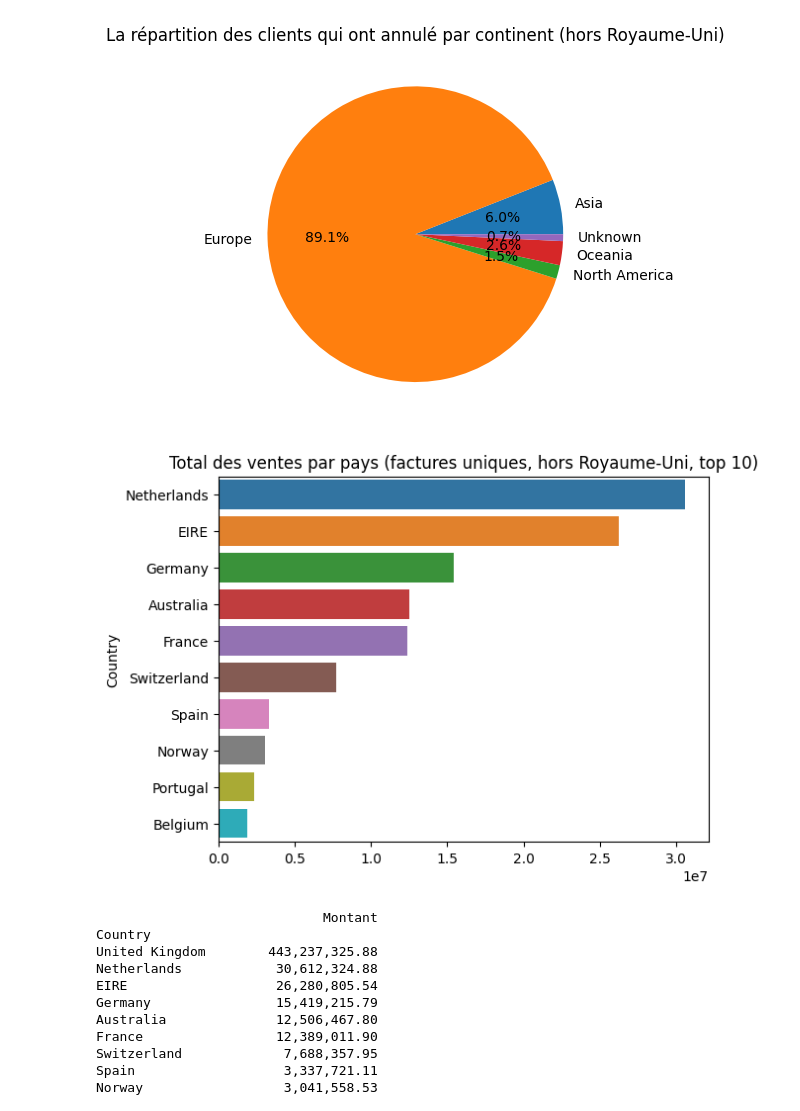
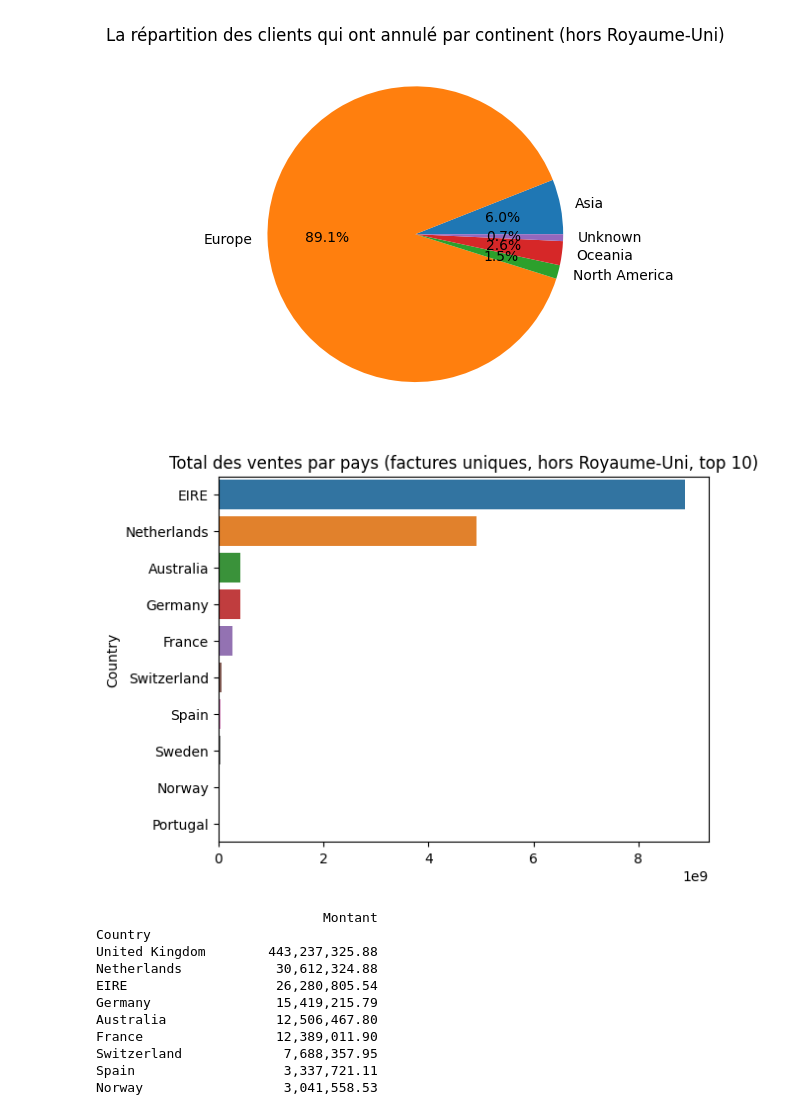
Before and after one commit to impejonathan/cluster_uk, a Jupyter notebook: 2_visu_graph.ipynb, the cells around one changed output. Cells and saved outputs as stored; diff of their text form; code cells hidden in the pictures.

```diff
--- a/2_visu_graph.ipynb
+++ b/2_visu_graph.ipynb
@@ -123,16 +123,16 @@ plt.show()
 # %%
 # Filtrer les données pour exclure le Royaume-Uni
 df_filtered = df[df['Country'] != 'United Kingdom']
 
 # Grouper les données par pays et calculer la somme des montants pour les factures uniques
-data = df_filtered.drop_duplicates(subset='Customer ID').groupby('Country')['Montant'].sum().sort_values(ascending=False).head(10)
+data = df_filtered.drop_duplicates(subset='Invoice').groupby('Country')['Montant'].sum().sort_values(ascending=False).head(10)
 
 # Créer un graphique à barres
 sns.barplot(x=data.values, y=data.index)
 plt.title('Total des ventes par pays (factures uniques, hors Royaume-Uni, top 10)')
 plt.show()
 # %% [output]
-[figure, old version]
+[figure, new version]
 # %%
 # Supposons que votre DataFrame s'appelle df
 # Filtrer les données pour ne garder que les client uniques
```
Also changed, not shown: parts of 10 cells of this notebook, 3 other files.
